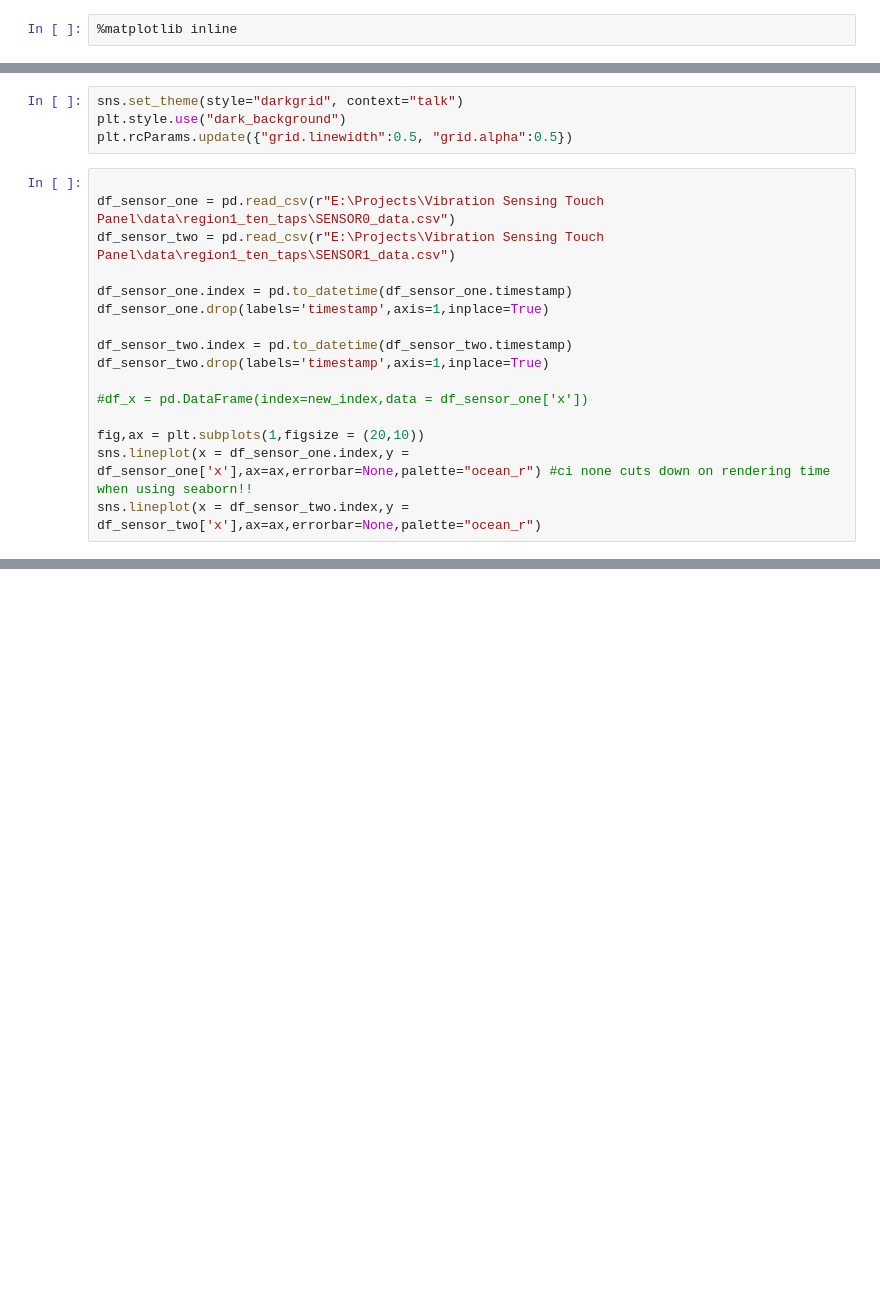
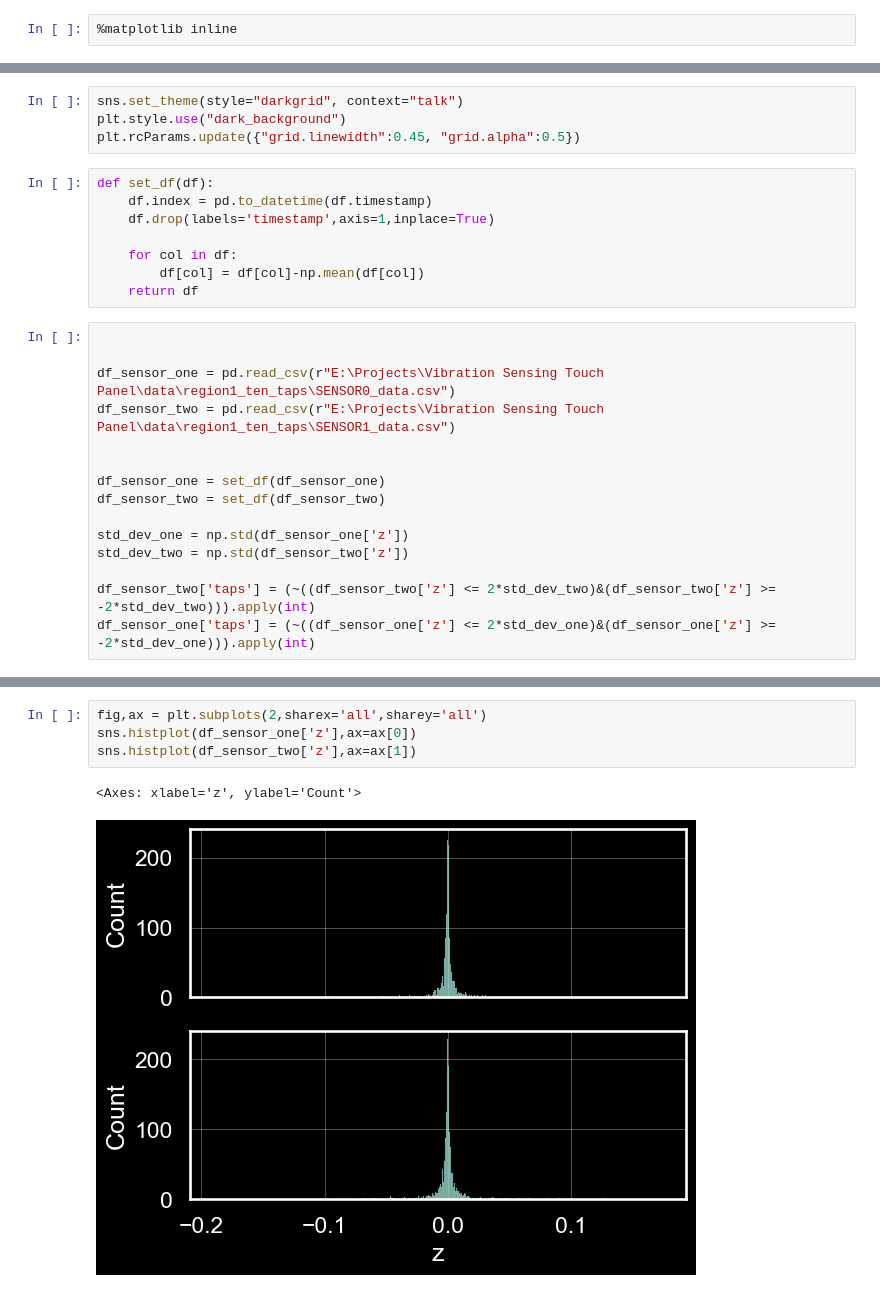
Before and after one commit to TheCrazyRocketScientist/Touch-Panel, a Jupyter notebook: jupyter/tap_detect.ipynb, the cells around one changed output, grey strips where cells are left out. Drawn from its saved outputs; the diff is of its cells as text; blank space fills up the shorter version.

```diff
--- a/jupyter/tap_detect.ipynb
+++ b/jupyter/tap_detect.ipynb
@@ -9,20 +10,27 @@ import matplotlib.pyplot as plt
 # %%
 sns.set_theme(style="darkgrid", context="talk")
 plt.style.use("dark_background")
-plt.rcParams.update({"grid.linewidth":0.5, "grid.alpha":0.5})
+plt.rcParams.update({"grid.linewidth":0.45, "grid.alpha":0.5})
+# %%
+def set_df(df):
+    df.index = pd.to_datetime(df.timestamp)
+    df.drop(labels='timestamp',axis=1,inplace=True)
+
+    for col in df:
+        df[col] = df[col]-np.mean(df[col])
+    return df
 # %%
+
 
 df_sensor_one = pd.read_csv(r"E:\Projects\Vibration Sensing Touch Panel\data\region1_ten_taps\SENSOR0_data.csv")
 df_sensor_two = pd.read_csv(r"E:\Projects\Vibration Sensing Touch Panel\data\region1_ten_taps\SENSOR1_data.csv")
 
-df_sensor_one.index = pd.to_datetime(df_sensor_one.timestamp)
-df_sensor_one.drop(labels='timestamp',axis=1,inplace=True)
 
-df_sensor_two.index = pd.to_datetime(df_sensor_two.timestamp)
-df_sensor_two.drop(labels='timestamp',axis=1,inplace=True)
+df_sensor_one = set_df(df_sensor_one)
+df_sensor_two = set_df(df_sensor_two)
 
-#df_x = pd.DataFrame(index=new_index,data = df_sensor_one['x'])
+std_dev_one = np.std(df_sensor_one['z'])
+std_dev_two = np.std(df_sensor_two['z'])
 
-fig,ax = plt.subplots(1,figsize = (20,10))
-sns.lineplot(x = df_sensor_one.index,y = df_sensor_one['x'],ax=ax,errorbar=None,palette="ocean_r") #ci none cuts down on rendering time when using seaborn!!
-sns.lineplot(x = df_sensor_two.index,y = df_sensor_two['x'],ax=ax,errorbar=None,palette="ocean_r")
+df_sensor_two['taps'] = (~((df_sensor_two['z'] <= 2*std_dev_two)&(df_sensor_two['z'] >= -2*std_dev_two))).apply(int)
+df_sensor_one['taps'] = (~((df_sensor_one['z'] <= 2*std_dev_one)&(df_sensor_one['z'] >= -2*std_dev_one))).apply(int)
@@ -49,0 +99,7 @@ sns.lineplot(x = df_sensor_two.index,y = df_sensor_two['x'],ax=ax,errorbar=None,
+# %%
+fig,ax = plt.subplots(2,sharex='all',sharey='all')
+sns.histplot(df_sensor_one['z'],ax=ax[0])
+sns.histplot(df_sensor_two['z'],ax=ax[1])
+# %% [output]
+<Axes: xlabel='z', ylabel='Count'>
+[figure, added]
```
Also changed, not shown: parts of 7 cells of this notebook, 1 other file.
